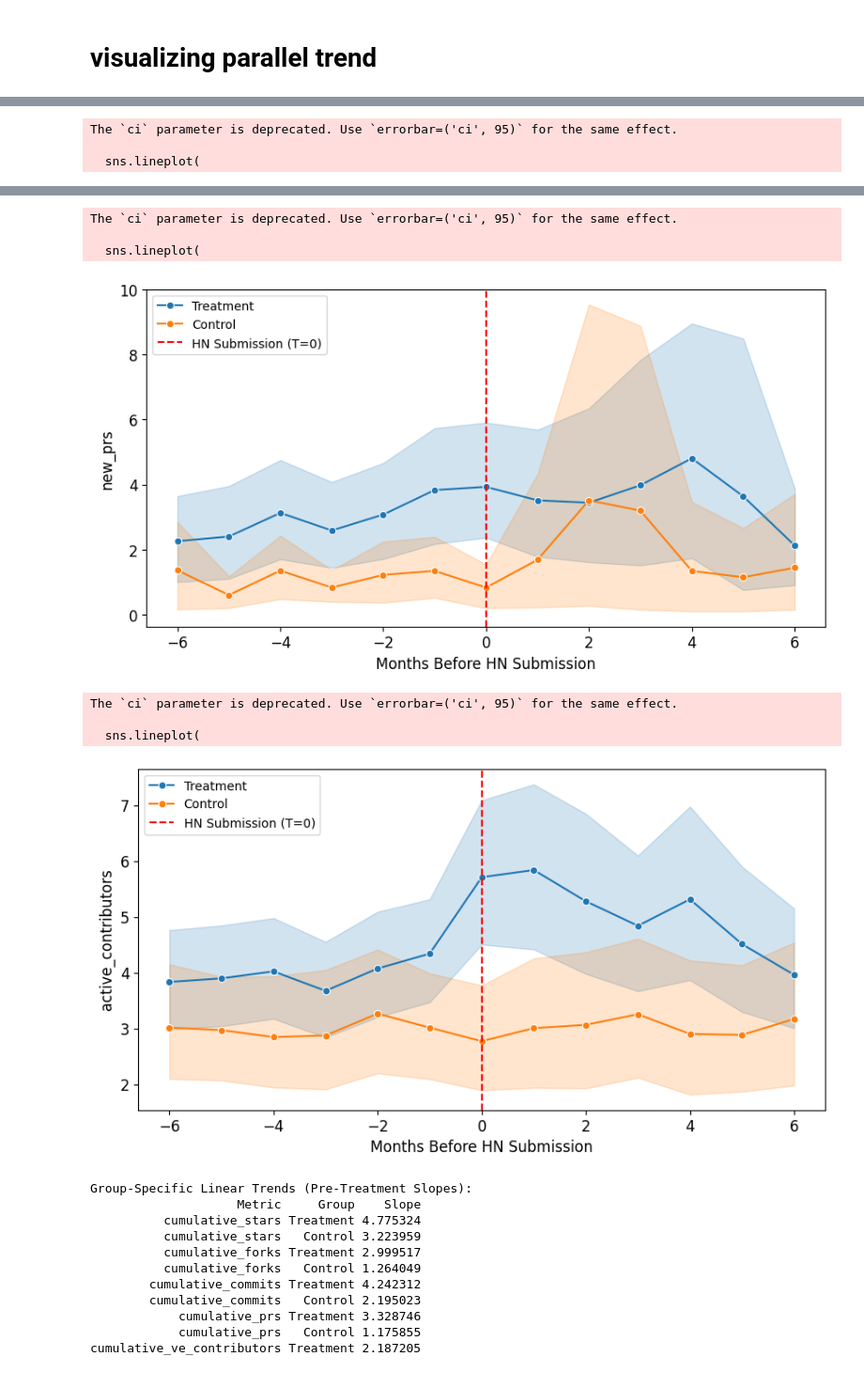
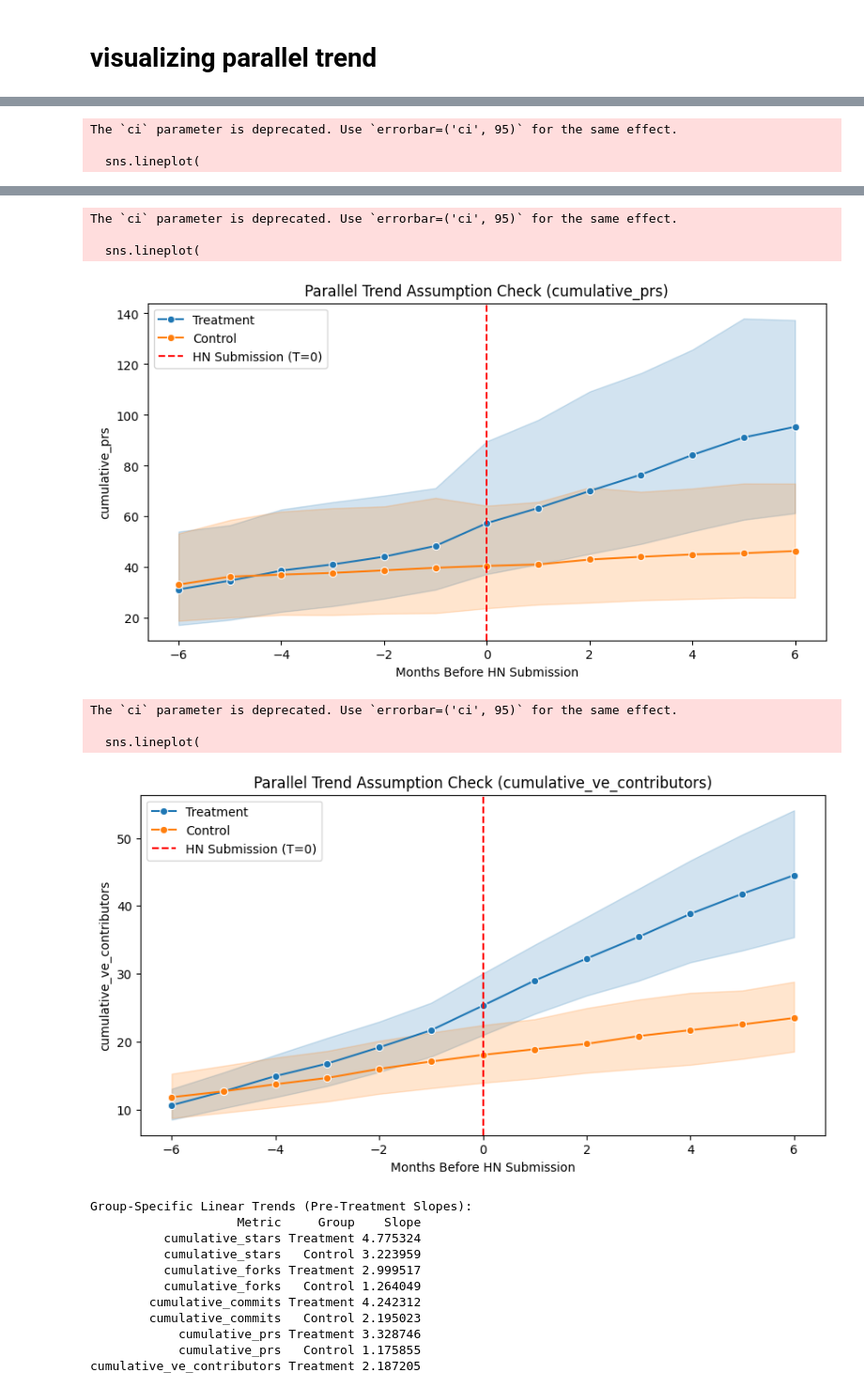
Before and after one commit to MUICT-SERU/SP2024-GPT, a Jupyter notebook: src/rq3/3c-causal-analysis/match-parallel-trend-assumption.ipynb, the cells around one changed output, grey strips where cells are left out. Shown at 94% size. Drawn from its saved outputs; the diff is of its cells as text; code cells hidden in the pictures.

```diff
--- a/src/rq3/3c-causal-analysis/match-parallel-trend-assumption.ipynb
+++ b/src/rq3/3c-causal-analysis/match-parallel-trend-assumption.ipynb
@@ -7,12 +7,11 @@ from tqdm import tqdm
 from sklearn.metrics.pairwise import cosine_similarity, euclidean_distances
 
 # Load datasets
-treatment_metrics = pd.read_csv("../dataset/hn-stories-gh-ai-metrics-[6months-before-after-hn].csv")
-# treatment_metrics = pd.read_csv("../dataset/hn-stories-gh-ai-metrics-cumulative.csv", encoding="utf-7")
+# treatment_metrics = pd.read_csv("../dataset/hn-stories-gh-ai-metrics-[6months-before-after-hn].csv")
+treatment_metrics = pd.read_csv("../dataset/hn-stories-gh-ai-metrics-cumulative.csv", encoding="utf-7")
 treatment_metadata = pd.read_csv("../dataset/hn-stories-gh-ai-metadata.csv")
-
-control_metrics = pd.read_csv("../dataset/nonhn-gh-ai-metrics-[2147].csv", encoding="utf-7")
-# control_metrics = pd.read_csv("../dataset/nonhn-gh-ai-metrics-cumulative.csv", encoding="utf-7")
+# control_metrics = pd.read_csv("../dataset/nonhn-gh-ai-metrics-[2147].csv", encoding="utf-7")
+control_metrics = pd.read_csv("../dataset/nonhn-gh-ai-metrics-cumulative.csv", encoding="utf-7")
 control_metadata = pd.read_csv("../dataset/nonhn-gh-ai-metadata-[2147].csv")
 
 # Convert date columns
@@ -22,8 +21,8 @@ control_metrics['month'] = pd.to_datetime(control_metrics['month']).dt.tz_locali
 control_metadata['repo_creation_date'] = pd.to_datetime(control_metadata['repo_creation_date']).dt.tz_convert('UTC')
 
 # Metrics to match
-metrics = ['new_forks', 'new_stars', 'new_commits', 'new_prs', 'active_contributors']
-# metrics = ['cumulative_stars', 'cumulative_forks', 'cumulative_commits', 'cumulative_prs', 'cumulative_ve_contributors']
+# metrics = ['new_forks', 'new_stars', 'new_commits', 'new_prs', 'active_contributors']
+metrics = ['cumulative_stars', 'cumulative_forks', 'cumulative_commits', 'cumulative_prs', 'cumulative_ve_contributors']
 
 # Earliest available metrics date (May 2022)
 earliest_metrics_date = pd.Timestamp('2022-05-01', tz='UTC')
@@ -93,8 +92,8 @@ def find_best_match(treatment_row, metric):
     euclidean_dists = euclidean_distances(treatment_values, control_vectors)[0]
 
     # Define thresholds (adjust these values based on your data)
-    cosine_threshold = 0.85  # Higher is better for cosine
-    euclidean_threshold = 20.0  # Lower is better for euclidean
+    cosine_threshold = 0.7  # Higher is better for cosine
+    euclidean_threshold = 50.0  # Lower is better for euclidean
 
     # Find candidates that meet both criteria
     valid_matches = []
@@ -160,8 +159,8 @@ import pandas as pd
 import matplotlib.pyplot as plt
 import seaborn as sns
 
-metrics = ['new_stars', 'new_forks', 'new_commits', 'new_prs', 'active_contributors']
-# metrics = ['cumulative_stars', 'cumulative_forks', 'cumulative_commits', 'cumulative_prs', 'cumulative_ve_contributors']
+# metrics = ['new_stars', 'new_forks', 'new_commits', 'new_prs', 'active_contributors']
+metrics = ['cumulative_stars', 'cumulative_forks', 'cumulative_commits', 'cumulative_prs', 'cumulative_ve_contributors']
 
 # Align time: Convert dates to relative months
 def align_time(df, hn_date):
@@ -181,7 +180,6 @@ def plot_aggregate_trend(metric):
         ci=95,  # Confidence interval
         marker="o"
     )
-    # increase font size
 
     plt.axvline(x=0, color='red', linestyle='dashed', label="HN Submission (T=0)")
     plt.xlabel("Months Before HN Submission")
@@ -191,10 +189,10 @@ def plot_aggregate_trend(metric):
     plt.show()
 
 # Load the original metric data
-# df_treatment = pd.read_csv("../dataset/hn-stories-gh-ai-metrics-cumulative.csv", encoding="utf-7")
-# df_control = pd.read_csv("../dataset/nonhn-gh-ai-metrics-cumulative.csv", encoding="utf-7")
-df_treatment = pd.read_csv("../dataset/hn-stories-gh-ai-metrics-[6months-before-after-hn].csv")
-df_control = pd.read_csv("../dataset/nonhn-gh-ai-metrics-[2147].csv", encoding="utf-7")
+df_treatment = pd.read_csv("../dataset/hn-stories-gh-ai-metrics-cumulative.csv", encoding="utf-7")
+df_control = pd.read_csv("../dataset/nonhn-gh-ai-metrics-cumulative.csv", encoding="utf-7")
+# df_treatment = pd.read_csv("../dataset/hn-stories-gh-ai-metrics-[6months-before-after-hn].csv")
+# df_control = pd.read_csv("../dataset/nonhn-gh-ai-metrics-[2147].csv", encoding="utf-7")
 
 for metric in metrics:
     # Load matched treatment-control data
@@ -253,11 +251,11 @@ The `ci` parameter is deprecated. Use `errorbar=('ci', 95)` for the same effect.
 The `ci` parameter is deprecated. Use `errorbar=('ci', 95)` for the same effect.
 
   sns.lineplot(
-[figure, old version]
+[figure, new version]
 The `ci` parameter is deprecated. Use `errorbar=('ci', 95)` for the same effect.
 
   sns.lineplot(
-[figure, old version]
+[figure, new version]
 # %%
 import pandas as pd
 import statsmodels.api as sm
```
Also changed, not shown: parts of 10 cells of this notebook.
